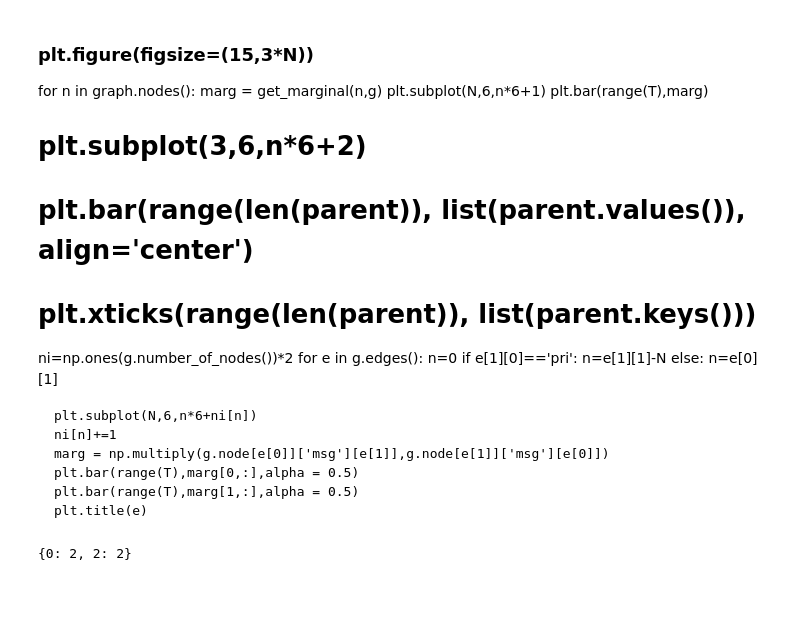
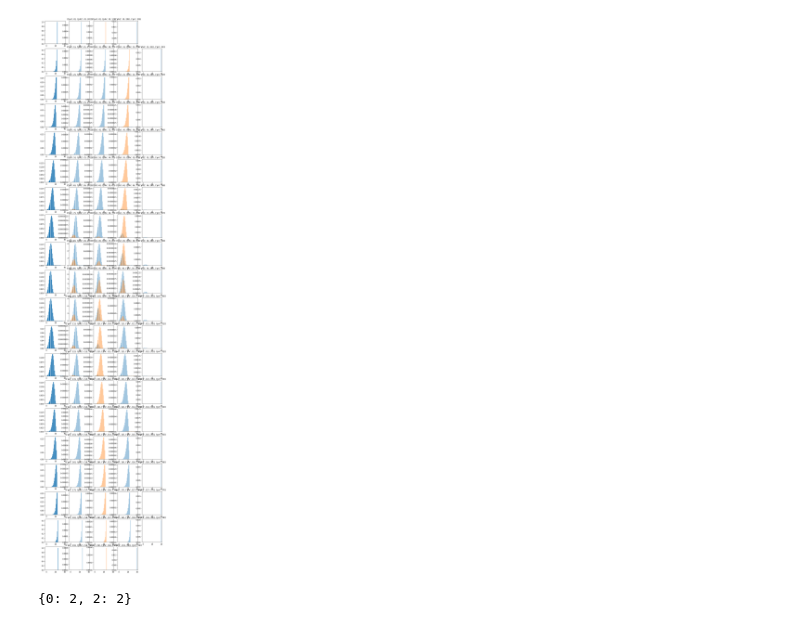
Before and after one commit to sl-benchmark/belief_propagation, a Jupyter notebook: Untitled.ipynb, the cells around one changed output. Saved outputs shown, nothing was run; the diff lists cells and outputs as text; code cells hidden in the pictures; blank space fills up the shorter version.

```diff
--- a/Untitled.ipynb
+++ b/Untitled.ipynb
@@ -238,26 +300,28 @@ for n in graph.nodes():
-# %% [markdown]
-### plt.figure(figsize=(15,3*N))
-for n in graph.nodes():
-    marg = get_marginal(n,g)
-    plt.subplot(N,6,n*6+1)
-    plt.bar(range(T),marg)
-   # plt.subplot(3,6,n*6+2)
-   # plt.bar(range(len(parent)), list(parent.values()), align='center')
-   # plt.xticks(range(len(parent)), list(parent.keys()))
-ni=np.ones(g.number_of_nodes())*2
-for e in g.edges():
-    n=0
-    if e[1][0]=='pri':
-        n=e[1][1]-N
-    else:
-        n=e[0][1]
-
-    plt.subplot(N,6,n*6+ni[n])
-    ni[n]+=1
-    marg = np.multiply(g.node[e[0]]['msg'][e[1]],g.node[e[1]]['msg'][e[0]])
-    plt.bar(range(T),marg[0,:],alpha = 0.5)
-    plt.bar(range(T),marg[1,:],alpha = 0.5)
-    plt.title(e)
+# %%
+plt.figure(figsize=(15,3*N))
+for n in graph.nodes():
+    marg = get_marginal(n,g)
+    plt.subplot(N,6,n*6+1)
+    plt.bar(range(T),marg)
+   # plt.subplot(3,6,n*6+2)
+   # plt.bar(range(len(parent)), list(parent.values()), align='center')
+   # plt.xticks(range(len(parent)), list(parent.keys()))
+ni=np.ones(g.number_of_nodes())*2
+for e in g.edges():
+    n=0
+    if e[1][0]=='pri':
+        n=e[1][1]-N
+    else:
+        n=e[0][1]
+
+    plt.subplot(N,6,n*6+ni[n])
+    ni[n]+=1
+    marg = np.multiply(g.node[e[0]]['msg'][e[1]],g.node[e[1]]['msg'][e[0]])
+    plt.bar(range(T),marg[0,:],alpha = 0.5)
+    plt.bar(range(T),marg[1,:],alpha = 0.5)
+    plt.title(e)
+# %% [output]
+[figure, added]
 # %%
 obs_time
 # %% [output]
```
Also changed, not shown: parts of 15 cells of this notebook, 1 other file.
